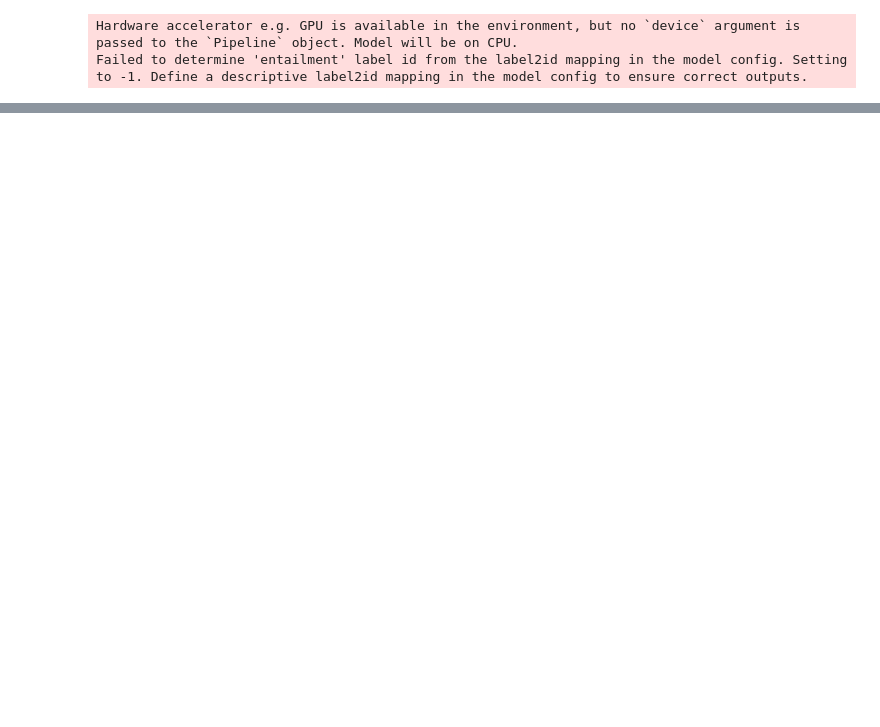
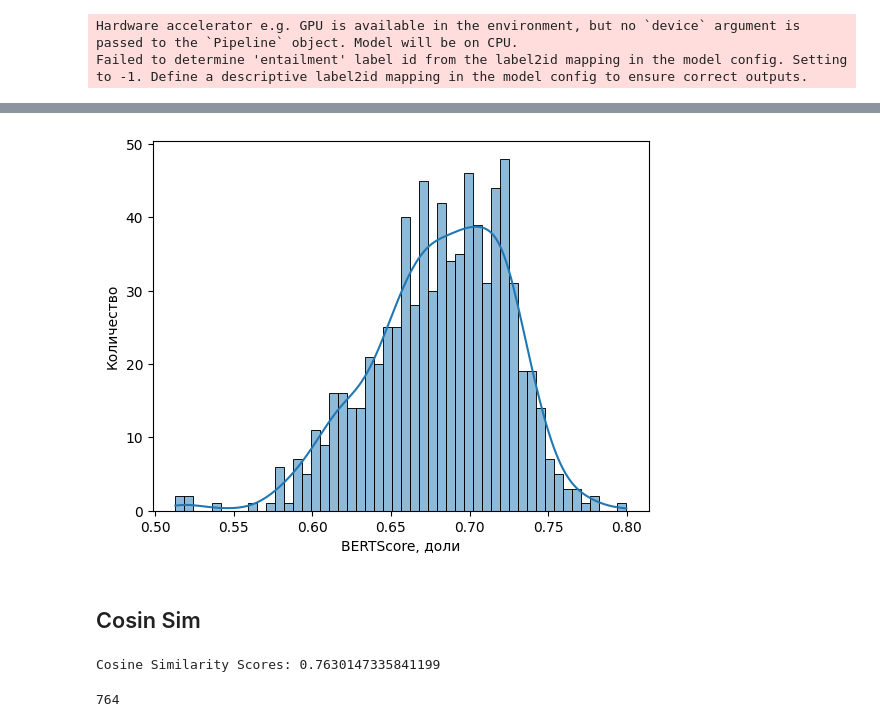
Before and after one commit to VinaVolo/SciNanoAI, a Jupyter notebook: notebooks/infer_2.ipynb, the cells around one changed output, grey strips where cells are left out. Saved outputs shown, nothing was run; the diff lists cells and outputs as text; code cells hidden in the pictures; blank space fills up the shorter version.

```diff
--- a/notebooks/infer_2.ipynb
+++ b/notebooks/infer_2.ipynb
@@ -88,3 +81,2 @@ documents
 # %%
-data = pd.read_csv("10_val.csv")
-data
+data = pd.read_csv("openai_new_save.csv")
@@ -155,0 +87,9 @@ mean_bleurt_score = sum(bleurt_scores) / len(bleurt_scores)
+# %%
+model = ["openai/gpt-4o-mini", "openai/gpt-4o-2024-11-20", "meta-llama/llama-3.1-8b-instruct", "YandexGPT4", "GigaChat-Pro"][4]
+
+generated = data["RAG_Ответ"].replace(np.NaN, "Нет")
+references = data['Правильный ответ\xa0'].replace(np.NaN, "Нет")
+
+
+references = [ref.replace("\n", " ").strip() for ref in references]
+generated = [pred.replace("\n", " ").strip() for pred in generated]
@@ -155,0 +144,8 @@ mean_bleurt_score = sum(bleurt_scores) / len(bleurt_scores)
+# %%
+import torch
+from bert_score import BERTScorer
+
+scorer = BERTScorer(model_type="bert-base-multilingual-cased", lang="ru")
+P, R, F1 = scorer.score(generated, references)
+print(torch.mean(F1))
+print(f"prec:{P}, reacall: {R}, f1: {F1}", sep="\n")
@@ -155,0 +170,36 @@ mean_bleurt_score = sum(bleurt_scores) / len(bleurt_scores)
+# %%
+import matplotlib.pyplot as plt
+import seaborn as sns
+
+sns.histplot(F1.detach().cpu().numpy(), bins=50, kde=True)
+plt.xlabel('BERTScore, доли')
+plt.ylabel("Количество")
+plt.show()
+# %% [output]
+[figure, added]
+# %% [markdown]
+## Cosin Sim
+# %%
+# 4. Cosine Similarity (Sentence-BERT)
+model = SentenceTransformer('paraphrase-multilingual-mpnet-base-v2')
+
+def calculate_cosine_similarity(references, generated):
+
+    model = SentenceTransformer('paraphrase-multilingual-mpnet-base-v2')
+
+    cosine_scores = []
+    for ref, gen in zip(references, generated):
+        ref_embedding = model.encode(ref, convert_to_tensor=True)
+        gen_embedding = model.encode(gen, convert_to_tensor=True)
+        cosine_score = util.pytorch_cos_sim(ref_embedding, gen_embedding).item()
+        cosine_scores.append(cosine_score)
+    return cosine_scores
+
+cosine_scores = calculate_cosine_similarity(references, generated)
+print("Cosine Similarity Scores:", np.mean(cosine_scores))
+# %% [output]
+Cosine Similarity Scores: 0.7630147335841199
+# %%
+len(cosine_scores)
+# %% [output]
+764
```
Also changed, not shown: parts of 25 cells of this notebook, 12 other files.
